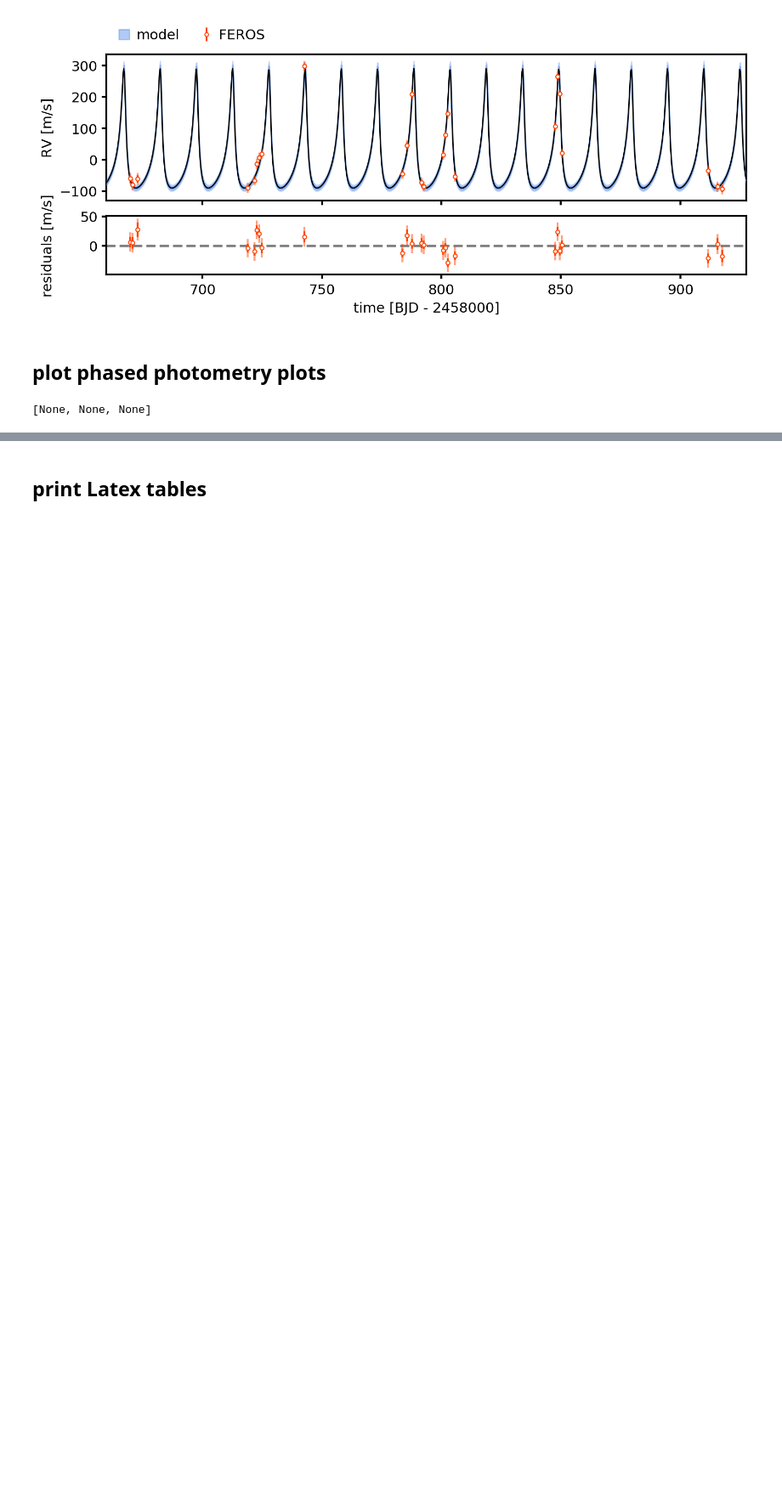
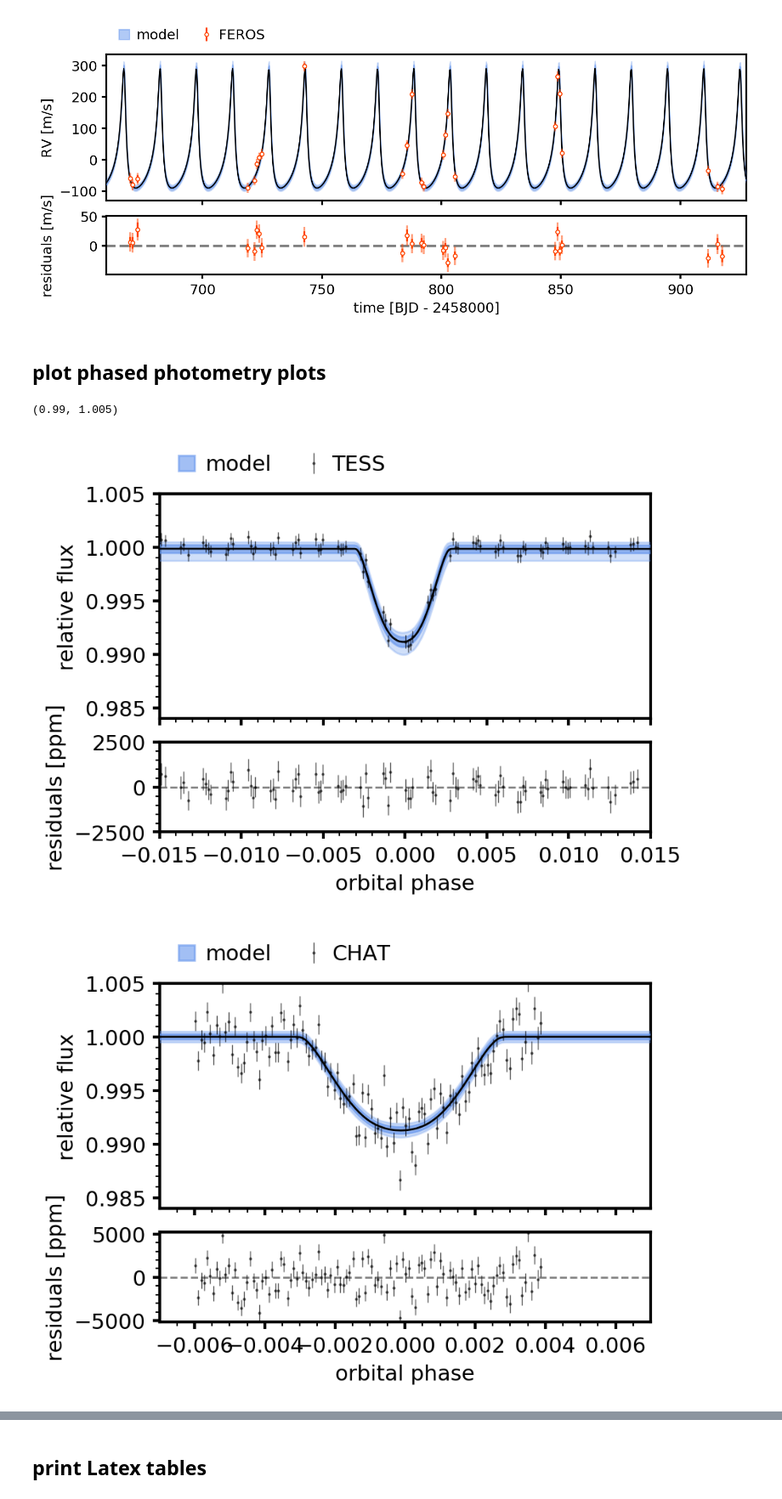
Before and after one commit to matiscke/eccentricWarmJupiter, a Jupyter notebook: 20200312_WINEpaper.ipynb, the cells around one changed output, grey strips where cells are left out. Shown at 85% size. Drawn from its saved outputs; the diff is of its cells as text; code cells hidden in the pictures; blank space fills up the shorter version.

```diff
--- a/20200312_WINEpaper.ipynb
+++ b/20200312_WINEpaper.ipynb
@@ -328,9 +328,11 @@ fig.savefig(out_folder + '/RVsFitted.pdf')
 # %%
 phasedPlots = plots.plot_phasedPhotometry(dataset, results, instrument=None)
 [phasedPlots[inst][1][0].set_ylim([0.984, 1.005]) for inst in phasedPlots] # same y limits for all instruments
 phasedPlots['LCOGT'][1][0].set_ylim([0.99, 1.005])
-phasedPlots['LCOGT'][0]
+# phasedPlots['LCOGT'][0]
 
-[phasedPlots[inst][0].savefig(out_folder + '/phasedPhot_{}.pdf'.format(aux.label(inst))) for inst in phasedPlots]
+# [phasedPlots[inst][0].savefig(out_folder + '/phasedPhot_{}.pdf'.format(aux.label(inst))) for inst in phasedPlots]
 # %% [output]
-[None, None, None]
+(0.99, 1.005)
+[figure, added]
+[figure, added]
```
Also changed, not shown: parts of 27 cells of this notebook, 1 other file.
